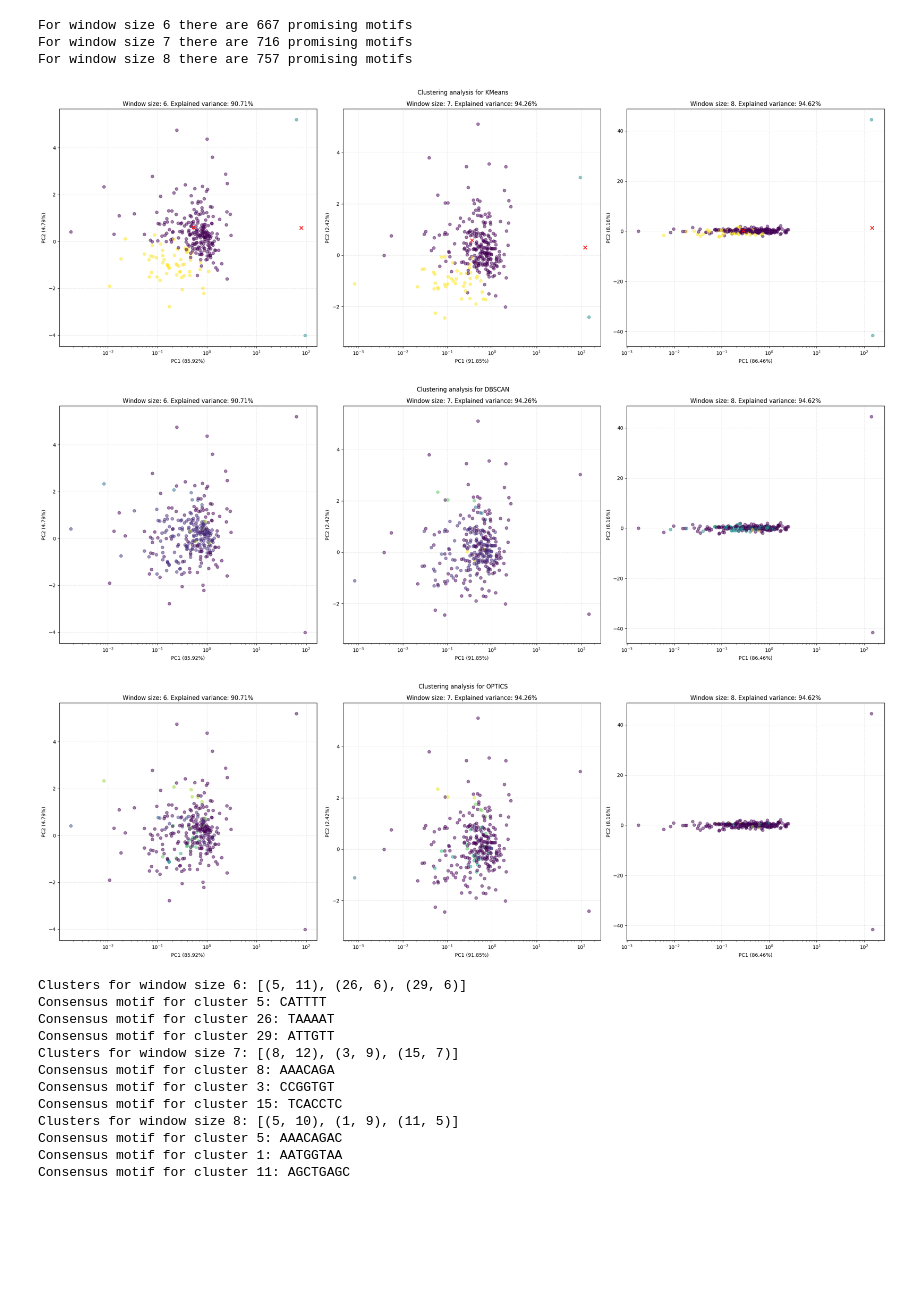
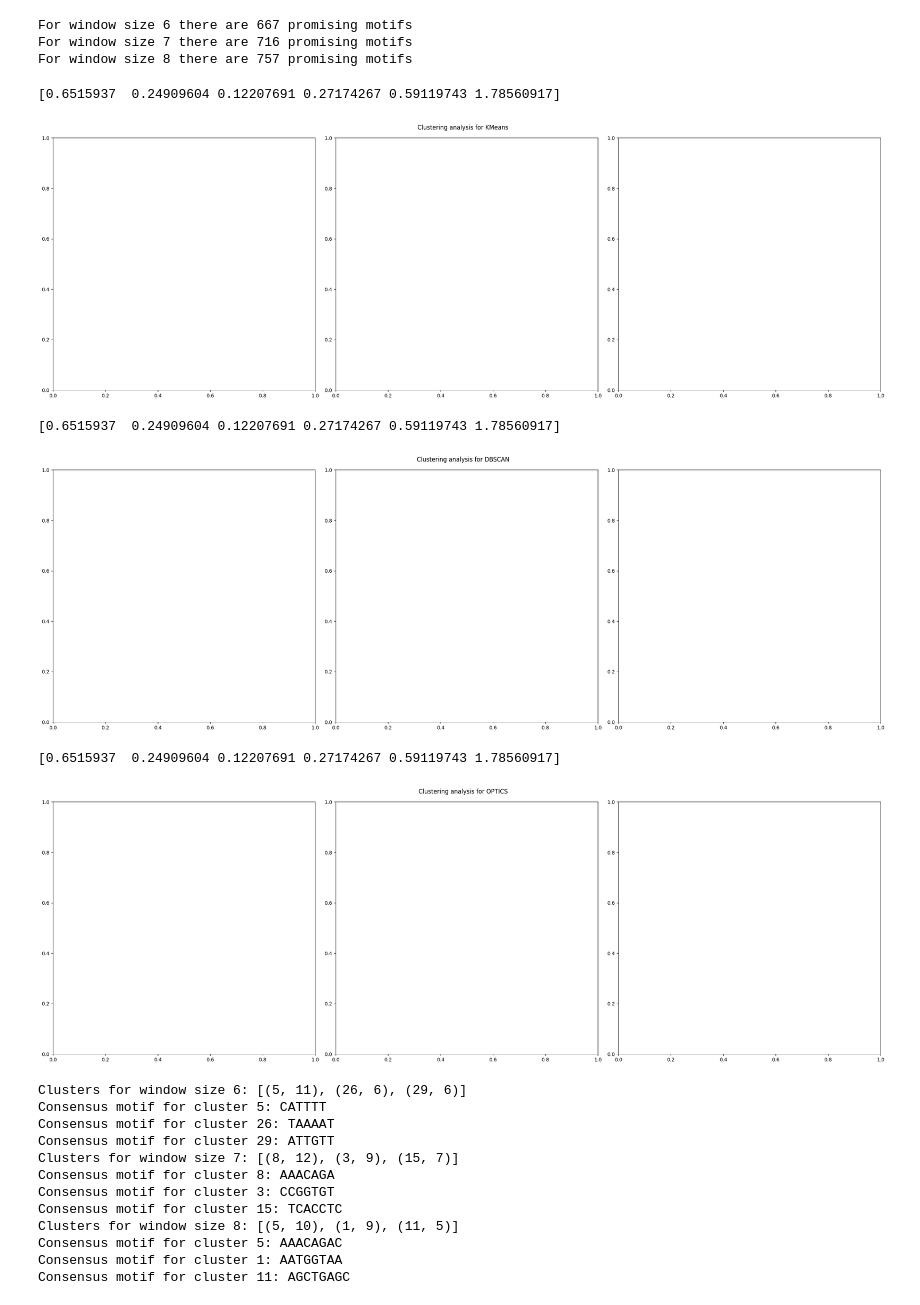
Before and after one commit to Mimikkk/2024-siwb, a Jupyter notebook: project-2/hnrnpc_motifs.ipynb, the cells around one changed output. Drawn from its saved outputs; the diff is of its cells as text; code cells hidden in the pictures; blank space fills up the shorter version.

```diff
--- a/project-2/hnrnpc_motifs.ipynb
+++ b/project-2/hnrnpc_motifs.ipynb
@@ -47,16 +47,16 @@ promising_fshapes = defaultdict(list)
 promising_motifs = defaultdict(list)
 
 for site in dataset.sites:
-    for window_size in window_sizes:
-        for i in range(len(site) - window_size + 1):
-            window = site.fshape_coefficient[i : i + window_size]
+  for window_size in window_sizes:
+    for i in range(len(site) - window_size + 1):
+      window = site.reactivity[i: i + window_size]
 
-            if is_motif_promising(window):
-                promising_fshapes[window_size].append(window.to_numpy())
-                promising_motifs[window_size].append(site.base[i : i + window_size].to_numpy())
+      if is_motif_promising(window):
+        promising_fshapes[window_size].append(window.to_numpy())
+        promising_motifs[window_size].append(site.base[i: i + window_size].to_numpy())
 
 print(
-    f"Example\nFshape: {promising_fshapes[window_sizes[0]][0]}\nMotif: {promising_motifs[window_sizes[0]][0]}"
+  f"Example\nFshape: {promising_fshapes[window_sizes[0]][0]}\nMotif: {promising_motifs[window_sizes[0]][0]}"
 )
 # %% [output]
 Example
@@ -71,45 +71,50 @@ For window size 7 there are 716 promising motifs
 For window size 8 there are 757 promising motifs
 # %%
 def perform_clustering_analysis(fshapes: defaultdict, model) -> None:
-    fig, ax = plt.subplots(1, len(window_sizes), figsize=(24, 8), tight_layout=True)
-    for i, window_size in enumerate(window_sizes):
-        predicted = model.fit_predict(fshapes[window_size])
-        pca = PCA(n_components=2)
-        fshapes_reduced = pca.fit_transform(fshapes[window_size])
+  fig, ax = plt.subplots(1, len(window_sizes), figsize=(24, 8), tight_layout=True)
+  for i, window_size in enumerate(window_sizes):
+    print(fshapes[window_size][0])
+    break
+    predicted = model.fit_predict(fshapes[window_size])
+    pca = PCA(n_components=2)
+    fshapes_reduced = pca.fit_transform(fshapes[window_size])
 
-        ax[i].scatter(fshapes_reduced[:, 0], fshapes_reduced[:, 1], c=predicted, alpha=0.5)
-        ax[i].set_title(
-            f"Window size: {window_size}. Explained variance: {sum(pca.explained_variance_ratio_) * 100:.2f}%"
-        )
-        ax[i].set_xlabel(f"PC1 ({pca.explained_variance_ratio_[0] * 100:.2f}%)")
-        ax[i].set_ylabel(f"PC2 ({pca.explained_variance_ratio_[1] * 100:.2f}%)")
-        ax[i].grid(linestyle="--", linewidth=0.5, alpha=0.5)
-        #  TODO: think if log scale is better for this case
-        ax[i].set_xscale("log")
+    ax[i].scatter(fshapes_reduced[:, 0], fshapes_reduced[:, 1], c=predicted, alpha=0.5)
+    ax[i].set_title(
+      f"Window size: {window_size}. Explained variance: {sum(pca.explained_variance_ratio_) * 100:.2f}%"
+    )
+    ax[i].set_xlabel(f"PC1 ({pca.explained_variance_ratio_[0] * 100:.2f}%)")
+    ax[i].set_ylabel(f"PC2 ({pca.explained_variance_ratio_[1] * 100:.2f}%)")
+    ax[i].grid(linestyle="--", linewidth=0.5, alpha=0.5)
+    #  TODO: think if log scale is better for this case
+    ax[i].set_xscale("log")
 
-        if model.__class__.__name__ == "KMeans":
-            cluster_centers = pca.transform(model.cluster_centers_)
-            ax[i].scatter(
-                cluster_centers[:, 0], cluster_centers[:, 1], marker="x", color="red", s=50
-            )
+    if model.__class__.__name__ == "KMeans":
+      cluster_centers = pca.transform(model.cluster_centers_)
+      ax[i].scatter(
+        cluster_centers[:, 0], cluster_centers[:, 1], marker="x", color="red", s=50
+      )
 
-    plt.suptitle(f"Clustering analysis for {model.__class__.__name__}")
-    plt.show()
+  plt.suptitle(f"Clustering analysis for {model.__class__.__name__}")
+  plt.show()
 
 
 models = {
-    "KMeans++": KMeans(n_clusters=3, init="k-means++", random_state=42),
-    "DBSCAN": DBSCAN(eps=0.8, min_samples=3),
-    "OPTICS": OPTICS(min_samples=3),
-    # TODO: find better parameters (maybe elbow method for KMeans) and change 3rd model
+  "KMeans++": KMeans(n_clusters=3, init="k-means++", random_state=42),
+  "DBSCAN": DBSCAN(eps=0.8, min_samples=3),
+  "OPTICS": OPTICS(min_samples=3),
+  # TODO: find better parameters (maybe elbow method for KMeans) and change 3rd model
 }
 
 for name, model in models.items():
-    perform_clustering_analysis(promising_fshapes, model)
+  perform_clustering_analysis(promising_fshapes, model)
 # %% [output]
+[0.6515937  0.24909604 0.12207691 0.27174267 0.59119743 1.78560917]
-[figure, old version]
+[figure, new version]
+[0.6515937  0.24909604 0.12207691 0.27174267 0.59119743 1.78560917]
-[figure, old version]
+[figure, new version]
+[0.6515937  0.24909604 0.12207691 0.27174267 0.59119743 1.78560917]
-[figure, old version]
+[figure, new version]
 # %%
 def get_most_numerous_clusters(
     predicted: np.ndarray, window_size: int, n_clusters: int = 3
```
Also changed, not shown: parts of 8 cells of this notebook, 10 other files.
